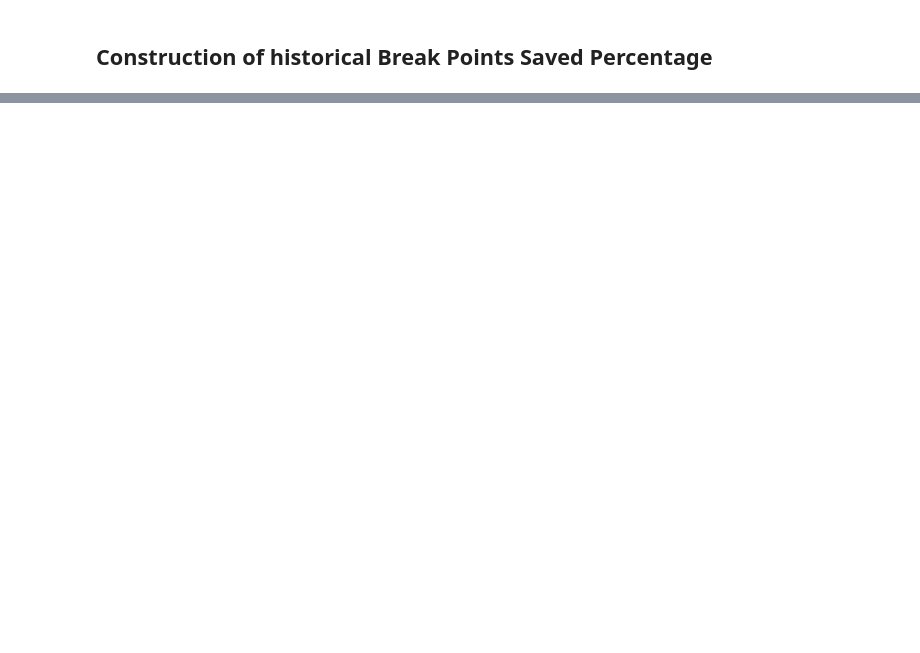
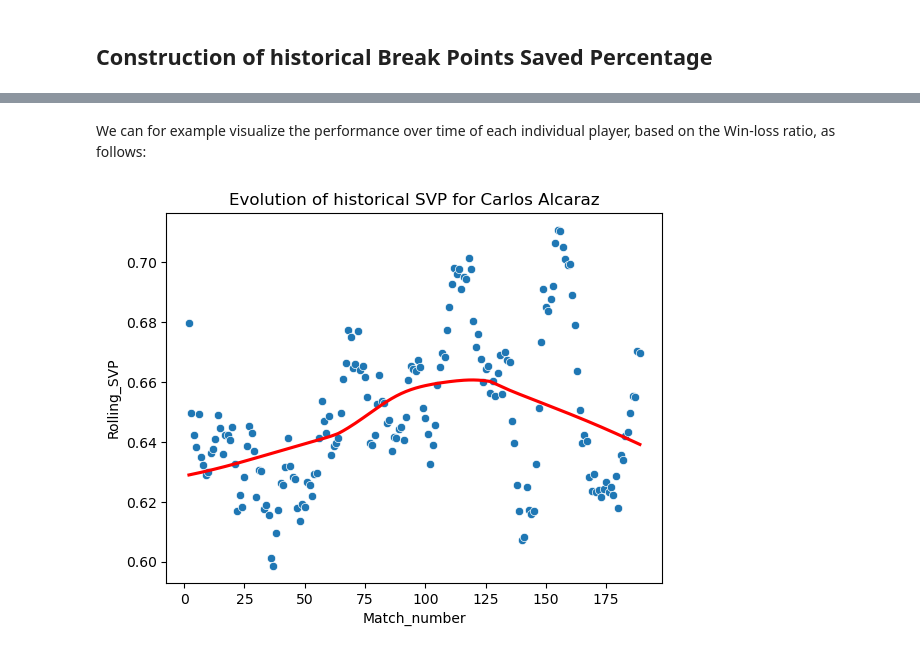
Before and after one commit to Alla977/Predicting-ATP-Tennis-Match-Outcomes, a Jupyter notebook: Data wraggling.ipynb, the cells around one changed output, grey strips where cells are left out. Cells and saved outputs as stored; diff of their text form; code cells hidden in the pictures; blank space fills up the shorter version.

```diff
--- a/Data wraggling.ipynb
+++ b/Data wraggling.ipynb
@@ -215,2 +181,11 @@ all_matches_per_player['svIn'] = all_matches_per_player.apply( lambda row: row['
+# %%
+
+
+all_matches_per_player['Rolling_SVP'] = (all_matches_per_player.groupby('player')['shifted_svIn'].rolling(window=10,
+                                                                                          min_periods=1).sum().reset_index(
+    level=0, drop=True) /
+                             all_matches_per_player.groupby('player')['shifted_svpt'].rolling(window=10,
+                                                                                          min_periods=1).sum().reset_index(
+                                 level=0, drop=True))
 # %% [markdown]
 ## Construction of historical Break Points Saved Percentage
@@ -231,0 +202,40 @@ preprocessor1 = ColumnTransformer([
+# %%
+all_matches_per_player['Rolling_BPS'] = (all_matches_per_player.groupby('player')['shifted_bpSaved'].rolling(window=10,
+                                                                                          min_periods=1).sum().reset_index(
+    level=0, drop=True) /
+                             all_matches_per_player.groupby('player')['shifted_bpFaced'].rolling(window=10,
+                                                                                          min_periods=1).sum().reset_index(
+                                 level=0, drop=True))
+# %% [markdown]
+We can for example visualize the performance over time of each individual player, based on the Win-loss ratio, as follows:
+# %%
+import pandas as pd
+import seaborn as sns
+import matplotlib.pyplot as plt
+
+def evolution(x,y,data, player, t=False):
+    # Filter data for the specified player
+    df = data[data['Main_player_name'] == player]
+
+    # Plot the scatter points
+    sns.scatterplot(x=x, y=y, data=df)
+
+    # Add a loess smoother (regression line)
+    sns.regplot(x=x, y=y, data=df, scatter=False, label='Loess Smoother', lowess=True, line_kws={'color': 'red'})
+
+
+    plt.xlabel(f'{x}')
+    plt.ylabel(f'{y}')
+    plt.title(f'Evolution of historical {y.split("_")[-1]} for {player}')
+
+    # Show the plot
+    plt.show()
+
+    # Optionally, print the first 30 rows if t is True
+    if t:
+        return pd.DataFrame(df).head(50)
+# %%
+all_matches_per_player.rename(columns={'player': 'Main_player_name'}, inplace=True)
+evolution(data = all_matches_per_player, player = 'Carlos Alcaraz',x='Match_number',y='Rolling_SVP')
+# %% [output]
+[figure, added]
```
Also changed, not shown: parts of 23 cells of this notebook, 1 other file.
